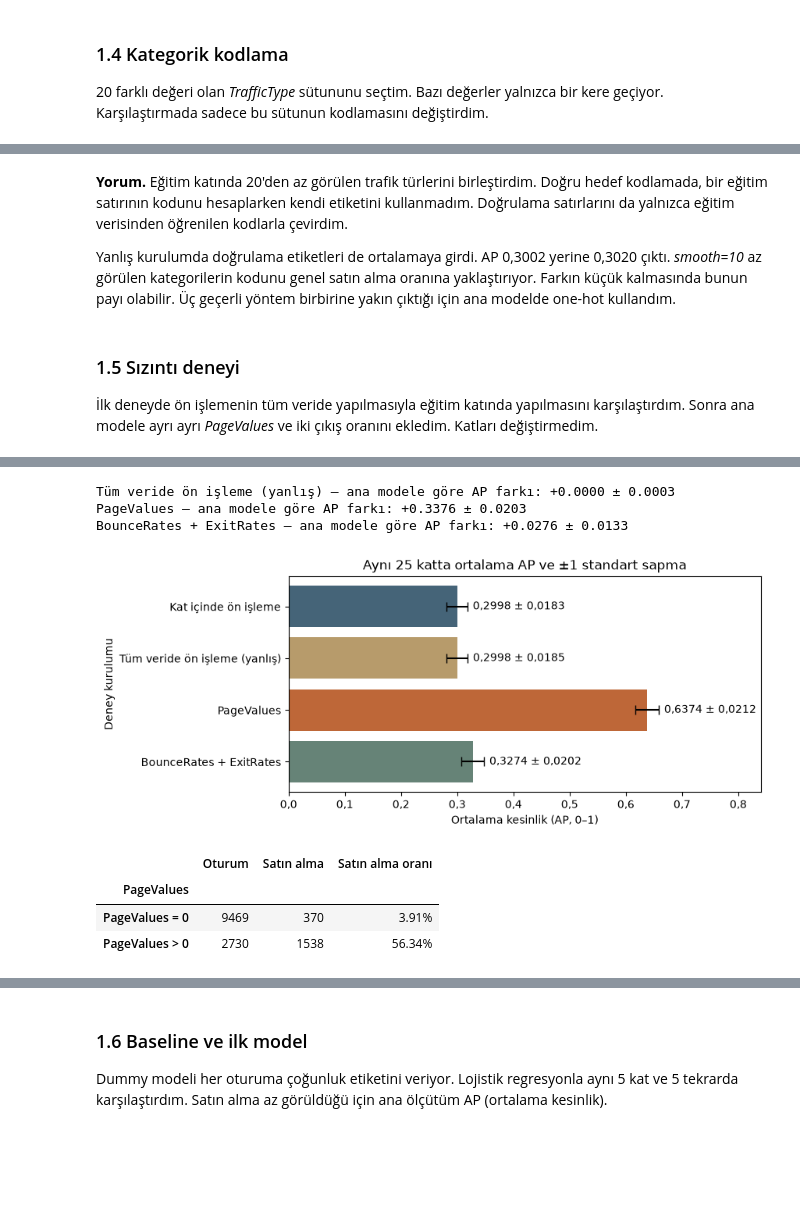
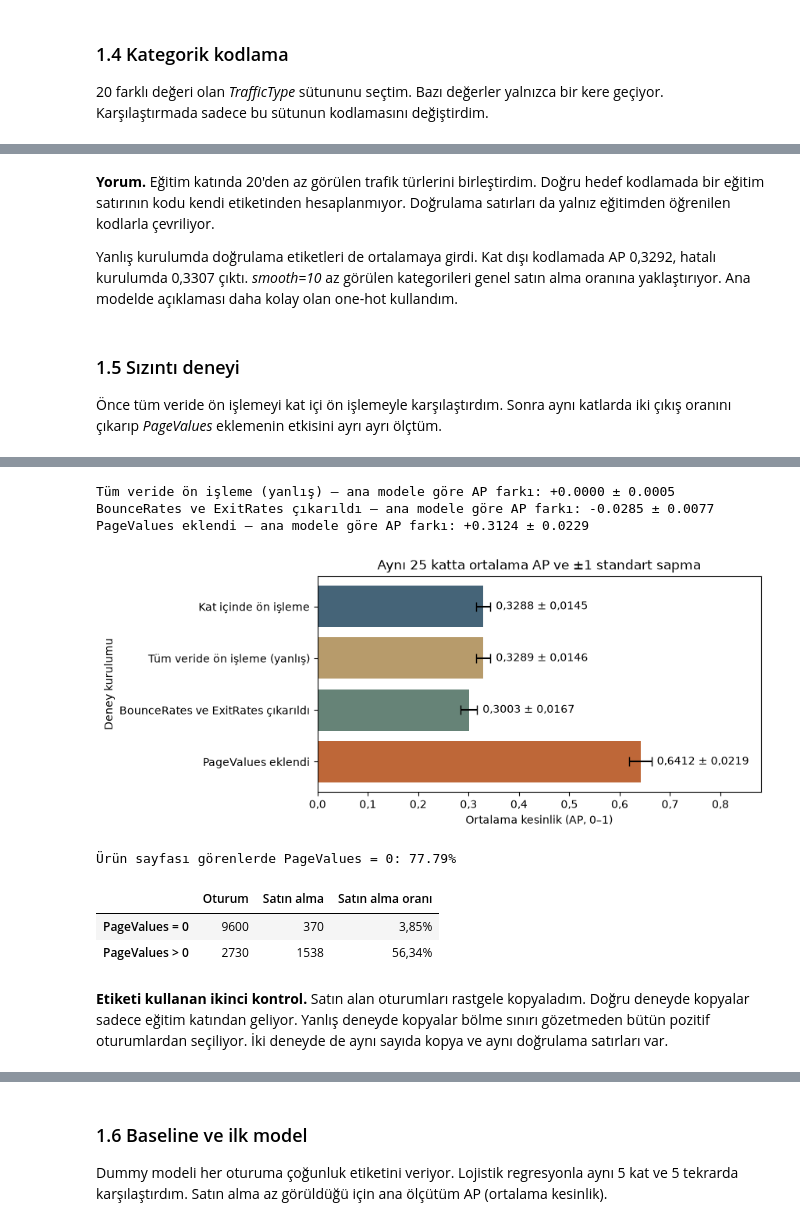
Before and after one commit to EmircanDemirTR/bil545-online-alisveris, a Jupyter notebook: proje1/BIL545_Proje1_EmircanDemir.ipynb, the cells around one changed output, grey strips where cells are left out. Saved outputs shown, nothing was run; the diff lists cells and outputs as text; code cells hidden in the pictures; blank space fills up the shorter version.

```diff
--- a/proje1/BIL545_Proje1_EmircanDemir.ipynb
+++ b/proje1/BIL545_Proje1_EmircanDemir.ipynb
@@ -364,0 +347,14 @@ Göstergenin eşleştirilmiş AP farkı: +0.0004 ± 0.0035
+# %%
+onehot = logistic(preprocessing())
+base_score = fold_scores(onehot, X)
+missing_scores = {
+    "Sıfırlar korundu": base_score,
+    "Aday sıfırlar → NaN, medyan": fold_scores(onehot, X_missing),
+    "Aday sıfırlar → NaN, medyan + gösterge": fold_scores(
+        logistic(preprocessing(indicator=True)), X_missing
+    ),
+}
+display(score_summary(missing_scores))
+print("Eksik göstergesinin AP farkı:",
+      paired_ap(missing_scores["Aday sıfırlar → NaN, medyan"],
+                missing_scores["Aday sıfırlar → NaN, medyan + gösterge"]))
@@ -418,47 +419,47 @@ Yanlış − kat dışı kodlama, eşleştirilmiş AP farkı: +0.0018 ± 0.0010
 # %% [markdown]
-**Yorum.** Eğitim katında 20'den az görülen trafik türlerini birleştirdim. Doğru hedef kodlamada, bir eğitim satırının kodunu hesaplarken kendi etiketini kullanmadım. Doğrulama satırlarını da yalnızca eğitim verisinden öğrenilen kodlarla çevirdim.
+**Yorum.** Eğitim katında 20'den az görülen trafik türlerini birleştirdim. Doğru hedef kodlamada bir eğitim satırının kodu kendi etiketinden hesaplanmıyor. Doğrulama satırları da yalnız eğitimden öğrenilen kodlarla çevriliyor.
 
-Yanlış kurulumda doğrulama etiketleri de ortalamaya girdi. AP 0,3002 yerine 0,3020 çıktı. *smooth=10* az görülen kategorilerin kodunu genel satın alma oranına yaklaştırıyor. Farkın küçük kalmasında bunun payı olabilir. Üç geçerli yöntem birbirine yakın çıktığı için ana modelde one-hot kullandım.
+Yanlış kurulumda doğrulama etiketleri de ortalamaya girdi. Kat dışı kodlamada AP 0,3292, hatalı kurulumda 0,3307 çıktı. *smooth=10* az görülen kategorileri genel satın alma oranına yaklaştırıyor. Ana modelde açıklaması daha kolay olan one-hot kullandım.
 # %% [markdown]
 ### 1.5 Sızıntı deneyi
 
-İlk deneyde ön işlemenin tüm veride yapılmasıyla eğitim katında yapılmasını karşılaştırdım. Sonra ana modele ayrı ayrı *PageValues* ve iki çıkış oranını ekledim. Katları değiştirmedim.
+Önce tüm veride ön işlemeyi kat içi ön işlemeyle karşılaştırdım. Sonra aynı katlarda iki çıkış oranını çıkarıp *PageValues* eklemenin etkisini ayrı ayrı ölçtüm.
 # %%
-# Bilerek yanlış: StandardScaler ve kodlayıcı test katının X değerlerini görüyor.
-all_preprocessed = preprocessing().fit_transform(X)
-global_score = fold_scores(LogisticRegression(max_iter=1000), all_preprocessed)
+correct_score = base_score
+global_preprocessing = preprocessing().fit_transform(X)  # Bilerek yanlış
+without_rates = preprocessing(numeric_columns=[c for c in numeric if c not in rate_columns])
 
-correct_score = encoding_scores["One-hot"]
 leakage_scores = {
     "Kat içinde ön işleme": correct_score,
-    "Tüm veride ön işleme (yanlış)": global_score,
+    "Tüm veride ön işleme (yanlış)": fold_scores(LogisticRegression(max_iter=1000), global_preprocessing),
+    "BounceRates ve ExitRates çıkarıldı": fold_scores(logistic(without_rates), X.drop(columns=rate_columns)),
+    "PageValues eklendi": fold_scores(
+        logistic(preprocessing(numeric_columns=numeric + ["PageValues"])), X.assign(PageValues=df_raw["PageValues"])
+    ),
 }
-for columns in (["PageValues"], ["BounceRates", "ExitRates"]):
-    model = logistic(preprocessing(extra_numeric=columns))
-    leakage_scores[" + ".join(columns)] = fold_scores(model, df_clean[features + columns])
-
 display(score_summary(leakage_scores))
 for name, scores in list(leakage_scores.items())[1:]:
     print(f"{name} — ana modele göre AP farkı:", paired_ap(correct_score, scores))
 
-means = [scores["AP"].mean() for scores in leakage_scores.values()]
-stds = [scores["AP"].std() for scores in leakage_scores.values()]
+means = [score["AP"].mean() for score in leakage_scores.values()]
+stds = [score["AP"].std() for score in leakage_scores.values()]
 fig, ax = plt.subplots(figsize=(8.5, 3.5), layout="constrained")
 bars = ax.barh(list(leakage_scores), means, xerr=stds, capsize=4,
-               color=["#456478", "#b79b6b", "#be6738", "#668377"])
-ap_labels = [f"{mean:.4f} ± {std:.4f}".replace(".", ",") for mean, std in zip(means, stds)]
-ax.bar_label(bars, labels=ap_labels, padding=5)
+               color=["#456478", "#b79b6b", "#668377", "#be6738"])
+labels = [f"{mean:.4f} ± {std:.4f}".replace(".", ",") for mean, std in zip(means, stds)]
+ax.bar_label(bars, labels=labels, padding=5)
 ax.invert_yaxis()
-ax.set(xlabel="Ortalama kesinlik (AP, 0–1)", ylabel="Deney kurulumu", xlim=(0, 0.84),
+ax.set(xlabel="Ortalama kesinlik (AP, 0–1)", ylabel="Deney kurulumu", xlim=(0, 0.88),
        title="Aynı 25 katta ortalama AP ve ±1 standart sapma")
 ax.xaxis.set_major_formatter(lambda value, _: f"{value:.1f}".replace(".", ","))
 plt.show()
 
-page_groups = (
-    df_clean.groupby(df_clean["PageValues"].gt(0))[target].agg(["size", "sum", "mean"])
-    .rename(index={False: "PageValues = 0", True: "PageValues > 0"},
-            columns={"size": "Oturum", "sum": "Satın alma", "mean": "Satın alma oranı"})
-)
-display(page_groups.style.format({"Satın alma oranı": "{:.2%}"}))
+page_values = df_raw["PageValues"]
+product_visits = df_raw["ProductRelated"].gt(0)
+print(f"Ürün sayfası görenlerde PageValues = 0: {page_values[product_visits].eq(0).mean():.2%}")
+page_groups = y.groupby(page_values.gt(0)).agg(["size", "sum", "mean"])
+page_groups.index = ["PageValues = 0", "PageValues > 0"]
+page_groups.columns = ["Oturum", "Satın alma", "Satın alma oranı"]
+display(page_groups.style.format({"Satın alma oranı": "{:.2%}"}, decimal=","))
 # %% [output]
 |  | AP | ROC AUC | Dengeli doğruluk | F1 | Duyarlılık |
@@ -469,8 +470,10 @@ display(page_groups.style.format({"Satın alma oranı": "{:.2%}"}))
-Tüm veride ön işleme (yanlış) — ana modele göre AP farkı: +0.0000 ± 0.0003
-PageValues — ana modele göre AP farkı: +0.3376 ± 0.0203
-BounceRates + ExitRates — ana modele göre AP farkı: +0.0276 ± 0.0133
+Tüm veride ön işleme (yanlış) — ana modele göre AP farkı: +0.0000 ± 0.0005
+BounceRates ve ExitRates çıkarıldı — ana modele göre AP farkı: -0.0285 ± 0.0077
+PageValues eklendi — ana modele göre AP farkı: +0.3124 ± 0.0229
-[figure, old version]
+[figure, new version]
+Ürün sayfası görenlerde PageValues = 0: 77.79%
 |  | Oturum | Satın alma | Satın alma oranı |
-| PageValues |  |  |  |
-| PageValues = 0 | 9469 | 370 | 3.91% |
-| PageValues > 0 | 2730 | 1538 | 56.34% |
+| PageValues = 0 | 9600 | 370 | 3,85% |
+| PageValues > 0 | 2730 | 1538 | 56,34% |
+# %% [markdown]
+**Etiketi kullanan ikinci kontrol.** Satın alan oturumları rastgele kopyaladım. Doğru deneyde kopyalar sadece eğitim katından geliyor. Yanlış deneyde kopyalar bölme sınırı gözetmeden bütün pozitif oturumlardan seçiliyor. İki deneyde de aynı sayıda kopya ve aynı doğrulama satırları var.
```
Also changed, not shown: parts of 17 cells of this notebook, 1 other file.
